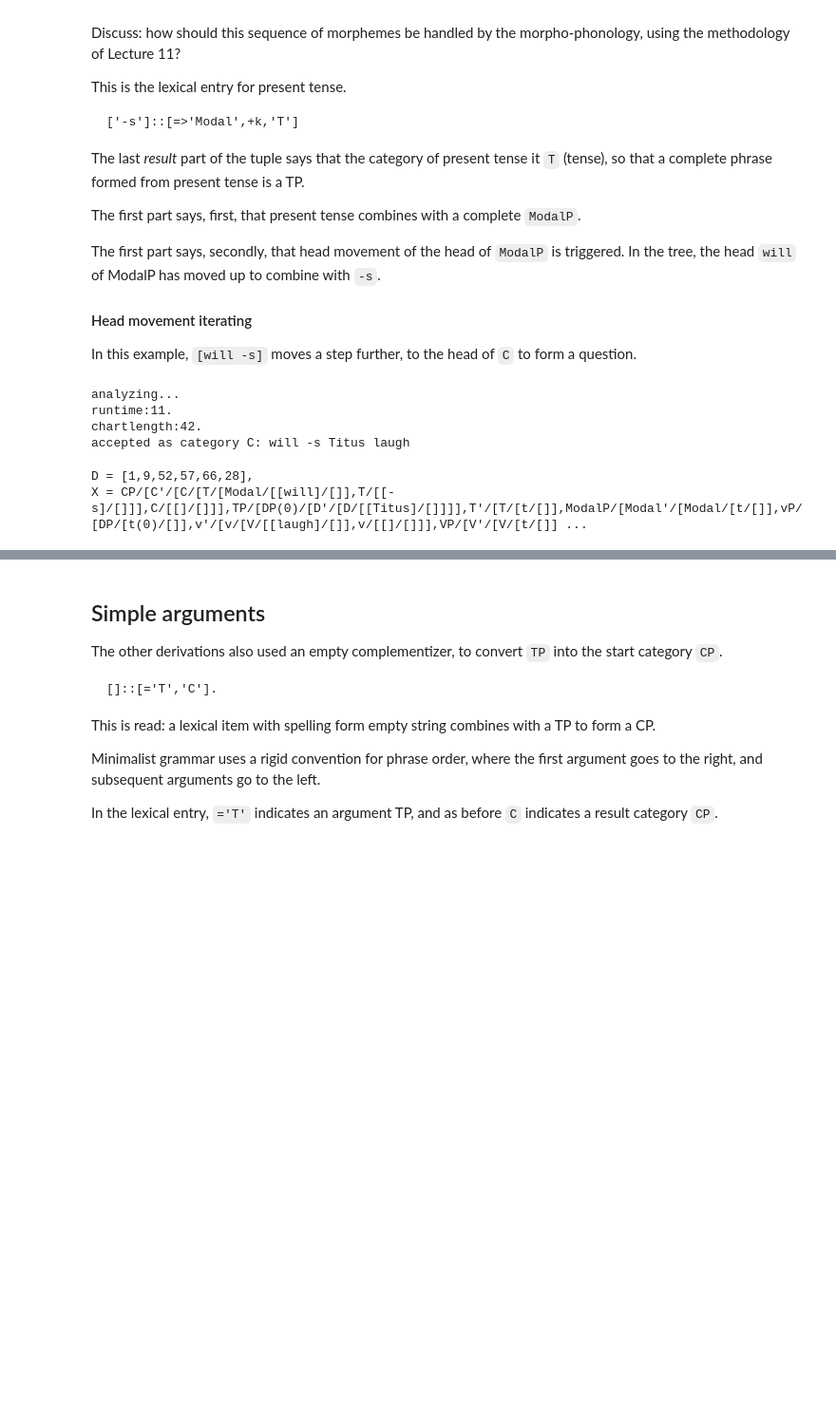
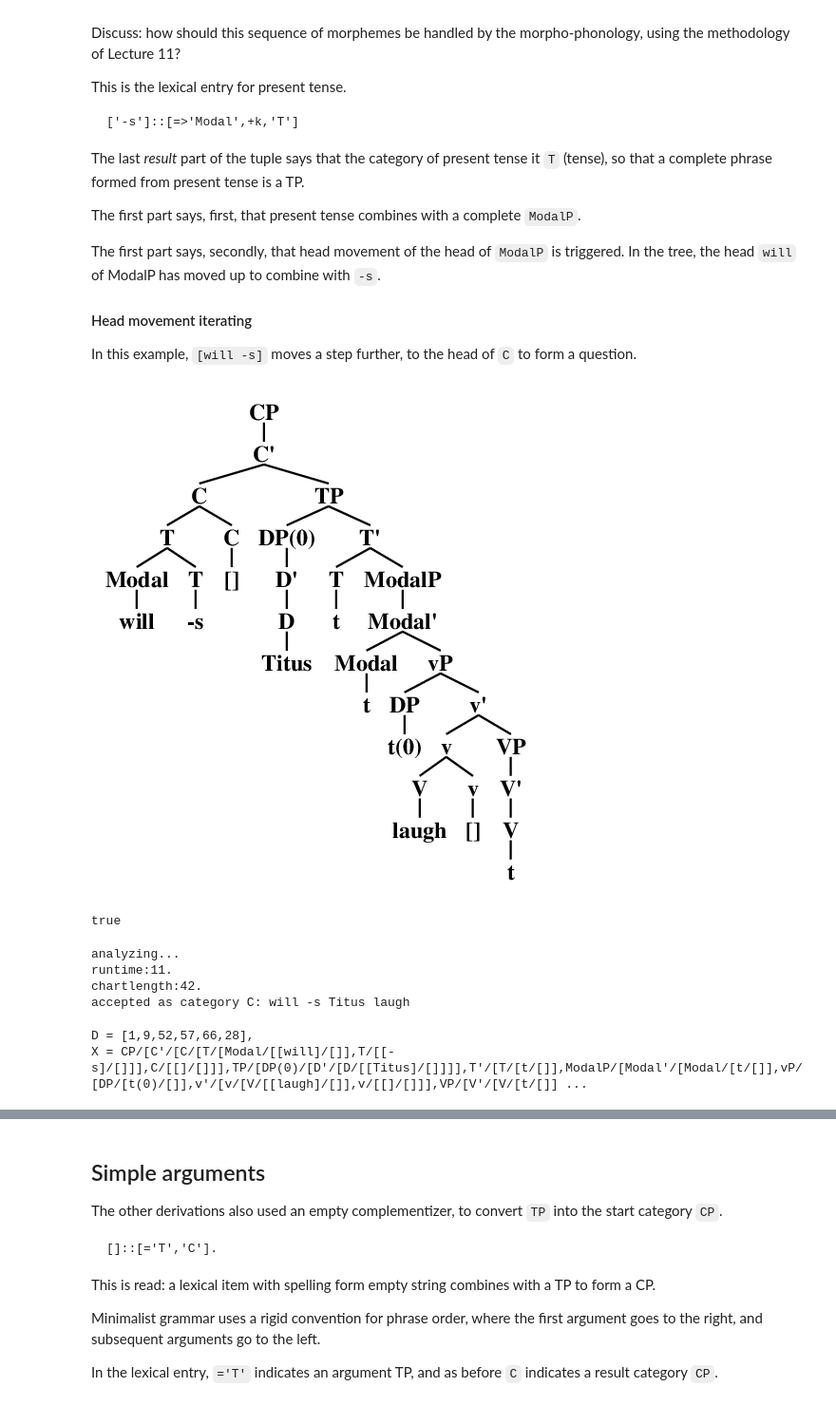
Before and after one commit to MatsRooth/mg, a Jupyter notebook: notebook/lecture12.ipynb, the cells around one changed output, grey strips where cells are left out. Shown at 95% size. Saved outputs shown, nothing was run; the diff lists cells and outputs as text; code cells hidden in the pictures; blank space fills up the shorter version.

```diff
--- a/notebook/lecture12.ipynb
+++ b/notebook/lecture12.ipynb
@@ -187,12 +137,14 @@ In this example, `[will -s]` moves a step further, to the head of `C` to form a
 # %%
 once(parse([will,'-s','Titus',laugh], 'C', D)),
 lparse(D, _, _, X, _, _),
-wish_tree(X).
+tk_inline_tree(X).
 # %% [output]
+[figure, added]
-analyzing...
-runtime:11.
-chartlength:42.
-accepted as category C: will -s Titus laugh
+true
-D = [1,9,52,57,66,28],
-X = CP/[C'/[C/[T/[Modal/[[will]/[]],T/[[-s]/[]]],C/[[]/[]]],TP/[DP(0)/[D'/[D/[[Titus]/[]]]],T'/[T/[t/[]],ModalP/[Modal'/[Modal/[t/[]],vP/[DP/[t(0)/[]],v'/[v/[V/[[laugh]/[]],v/[[]/[]]],VP/[V'/[V/[t/[]] ...
+analyzing...
+runtime:11.
+chartlength:42.
+accepted as category C: will -s Titus laugh
+D = [1,9,52,57,66,28],
+X = CP/[C'/[C/[T/[Modal/[[will]/[]],T/[[-s]/[]]],C/[[]/[]]],TP/[DP(0)/[D'/[D/[[Titus]/[]]]],T'/[T/[t/[]],ModalP/[Modal'/[Modal/[t/[]],vP/[DP/[t(0)/[]],v'/[v/[V/[[laugh]/[]],v/[[]/[]]],VP/[V'/[V/[t/[]] ...
 # %% [markdown]
```
Also changed, not shown: parts of 33 cells of this notebook, 8 other files.
